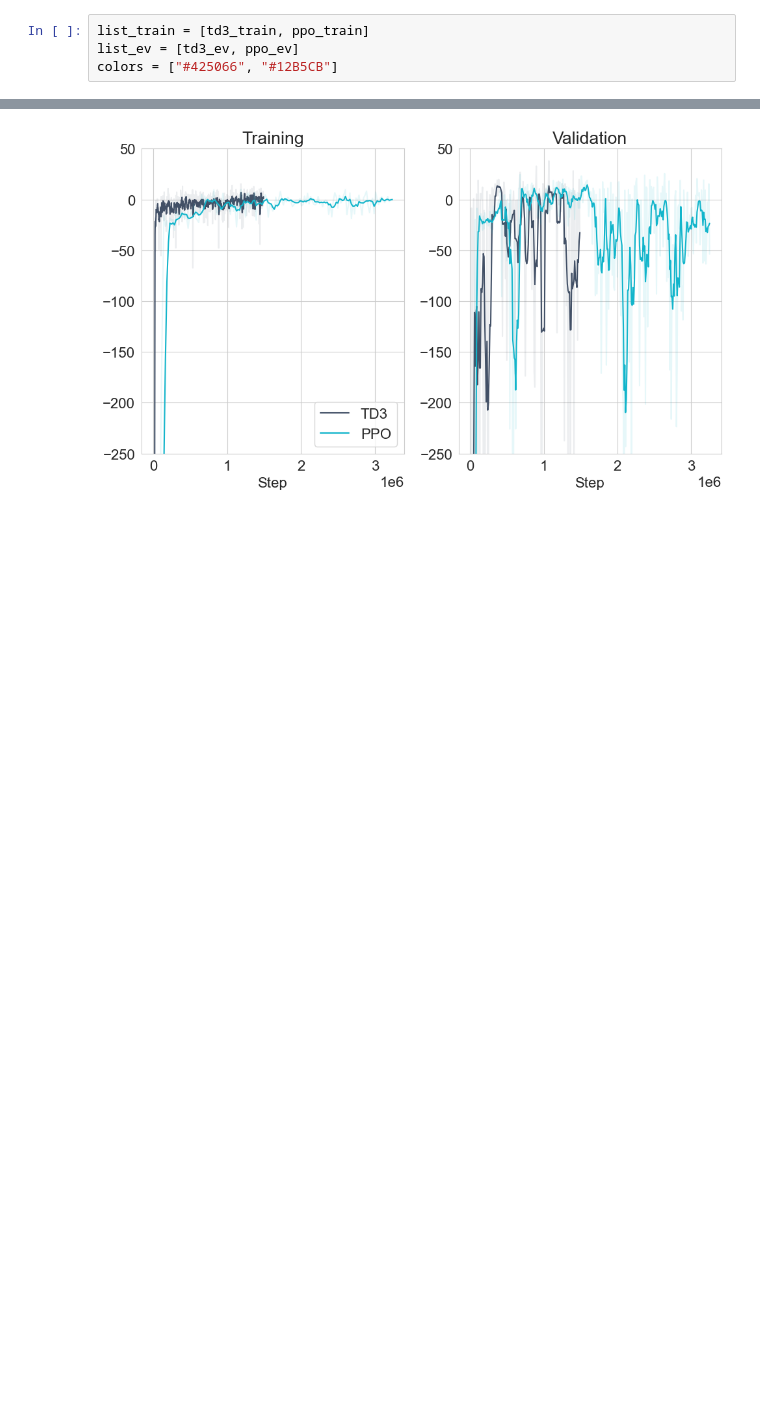
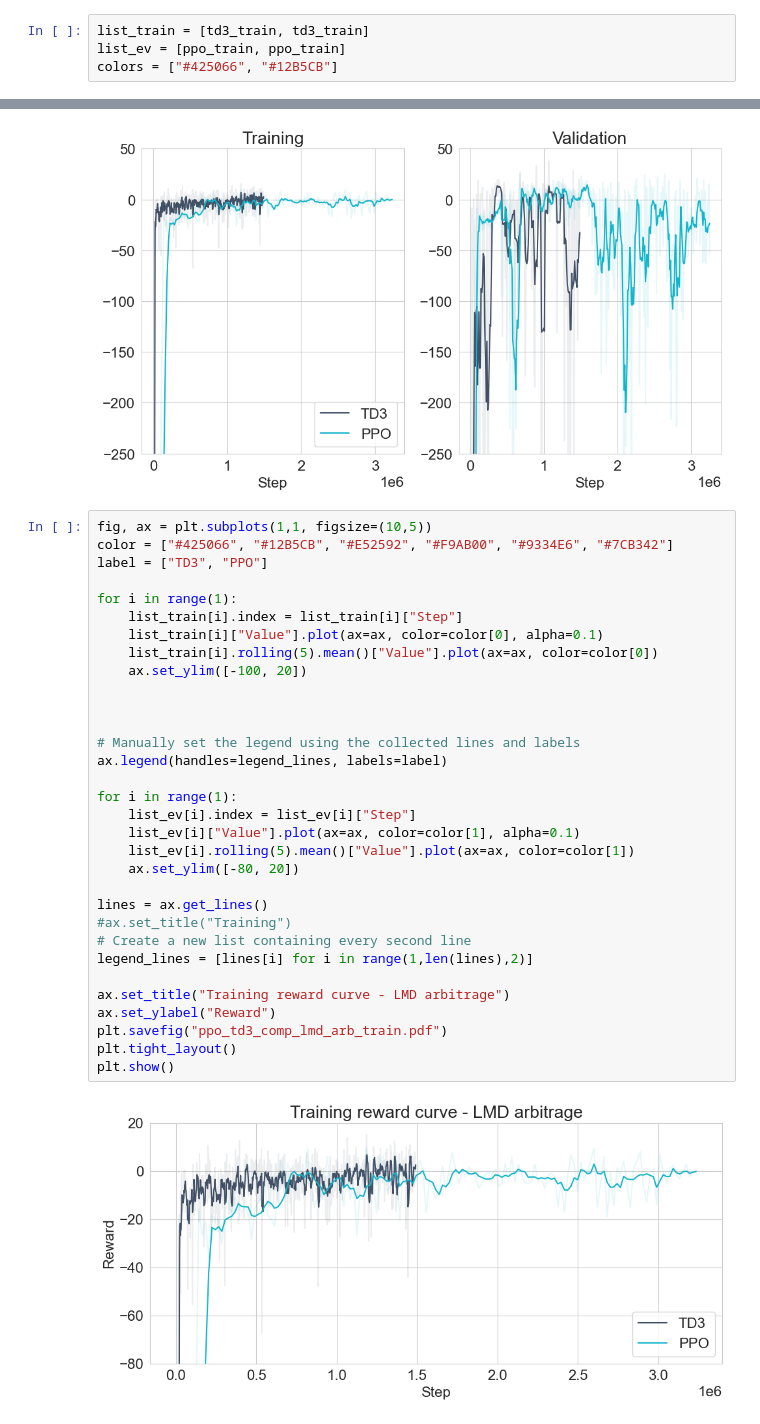
Before and after one commit to EnzoCording/FleetRL, a Jupyter notebook: src/FleetRL/eda.ipynb, the cells around one changed output, grey strips where cells are left out. Saved outputs shown, nothing was run; the diff lists cells and outputs as text; blank space fills up the shorter version.

```diff
--- a/src/FleetRL/eda.ipynb
+++ b/src/FleetRL/eda.ipynb
@@ -702,8 +727,8 @@ td3_ev = pd.read_csv("/home/enzo/Downloads/td3_ppo_comp/td3_lmd_arb_ev.csv")
 ppo_train = pd.read_csv("/home/enzo/Downloads/td3_ppo_comp/ppo_lmd_arb_train.csv")
 ppo_ev = pd.read_csv("/home/enzo/Downloads/td3_ppo_comp/ppo_lmd_arb_ev.csv")
 # %%
-list_train = [td3_train, ppo_train]
-list_ev = [td3_ev, ppo_ev]
+list_train = [td3_train, td3_train]
+list_ev = [ppo_train, ppo_train]
 colors = ["#425066", "#12B5CB"]
 # %%
 fig, ax = plt.subplots(1,2, figsize=(10,6))
@@ -737,3 +762,37 @@ plt.tight_layout()
 plt.show()
 # %% [output]
 [figure]
+# %%
+fig, ax = plt.subplots(1,1, figsize=(10,5))
+color = ["#425066", "#12B5CB", "#E52592", "#F9AB00", "#9334E6", "#7CB342"]
+label = ["TD3", "PPO"]
+
+for i in range(1):
+    list_train[i].index = list_train[i]["Step"]
+    list_train[i]["Value"].plot(ax=ax, color=color[0], alpha=0.1)
+    list_train[i].rolling(5).mean()["Value"].plot(ax=ax, color=color[0])
+    ax.set_ylim([-100, 20])
+
+
+
+# Manually set the legend using the collected lines and labels
+ax.legend(handles=legend_lines, labels=label)
+
+for i in range(1):
+    list_ev[i].index = list_ev[i]["Step"]
+    list_ev[i]["Value"].plot(ax=ax, color=color[1], alpha=0.1)
+    list_ev[i].rolling(5).mean()["Value"].plot(ax=ax, color=color[1])
+    ax.set_ylim([-80, 20])
+
+lines = ax.get_lines()
+#ax.set_title("Training")
+# Create a new list containing every second line
+legend_lines = [lines[i] for i in range(1,len(lines),2)]
+
+ax.set_title("Training reward curve - LMD arbitrage")
+ax.set_ylabel("Reward")
+plt.savefig("ppo_td3_comp_lmd_arb_train.pdf")
+plt.tight_layout()
+plt.show()
+# %% [output]
+[figure, added]
```
Also changed, not shown: parts of 3 cells of this notebook, 6 other files.
